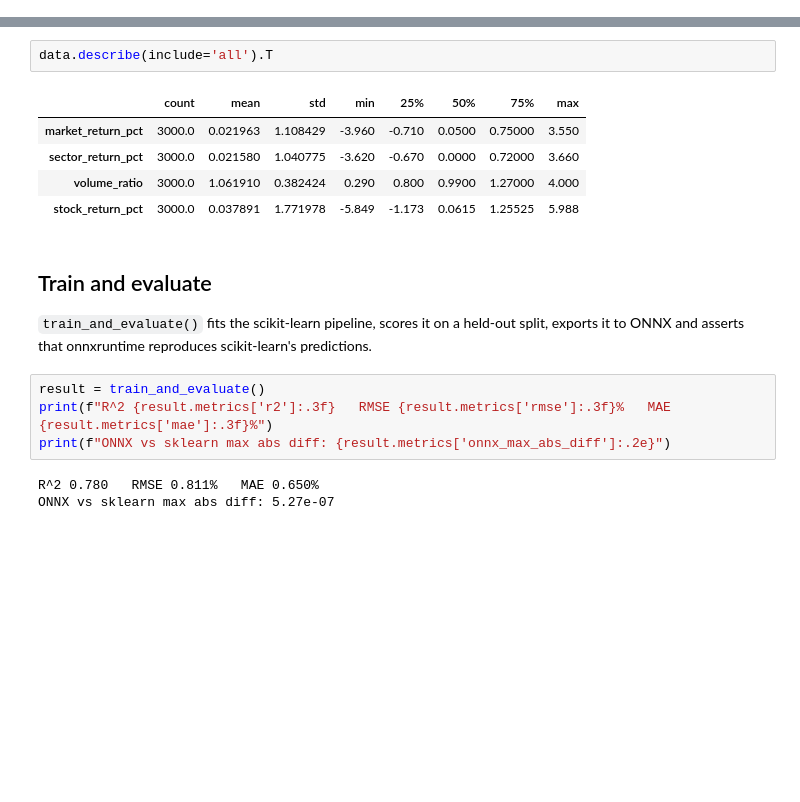
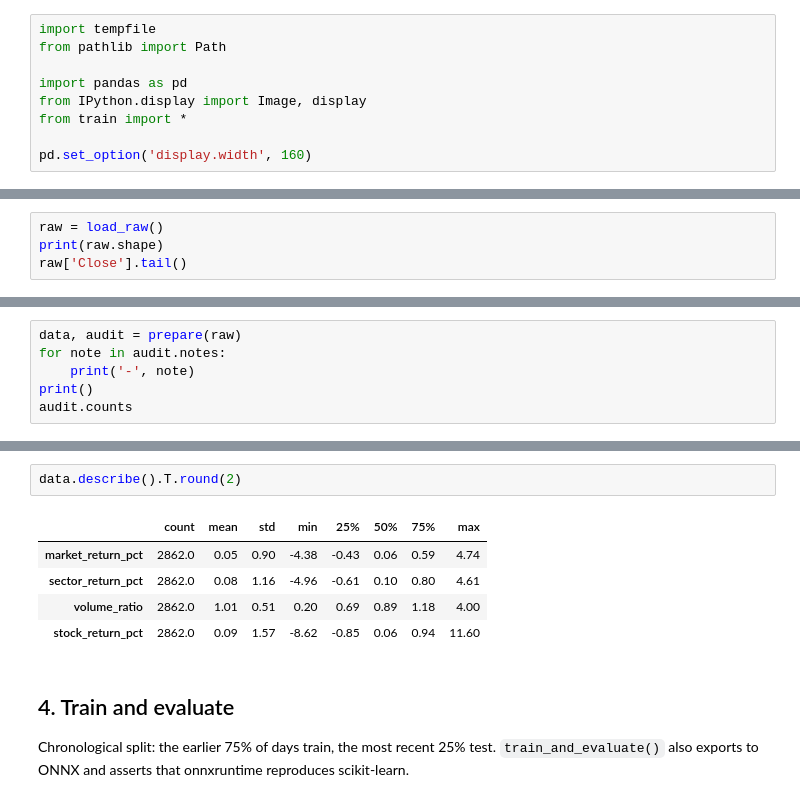
Before and after one commit to ekpixelmonk/EK.MLPortfolio, a Jupyter notebook: ml/linear-regression/notebook.ipynb, the cells around one changed output, grey strips where cells are left out. Drawn from its saved outputs; the diff is of its cells as text; blank space fills up the shorter version.

```diff
--- a/ml/linear-regression/notebook.ipynb
+++ b/ml/linear-regression/notebook.ipynb
@@ -25,0 +7,9 @@ data.head()
+# %%
+import tempfile
+from pathlib import Path
+
+import pandas as pd
+from IPython.display import Image, display
+from train import *
+
+pd.set_option('display.width', 160)
@@ -25,0 +20,4 @@ data.head()
+# %%
+raw = load_raw()
+print(raw.shape)
+raw['Close'].tail()
@@ -25,0 +70,6 @@ data.head()
+# %%
+data, audit = prepare(raw)
+for note in audit.notes:
+    print('-', note)
+print()
+audit.counts
@@ -26,19 +143,12 @@ data.head()
 # %%
-data.describe(include='all').T
+data.describe().T.round(2)
 # %% [output]
 |  | count | mean | std | min | 25% | 50% | 75% | max |
-| market_return_pct | 3000.0 | 0.021963 | 1.108429 | -3.960 | -0.710 | 0.0500 | 0.75000 | 3.550 |
-| sector_return_pct | 3000.0 | 0.021580 | 1.040775 | -3.620 | -0.670 | 0.0000 | 0.72000 | 3.660 |
-| volume_ratio | 3000.0 | 1.061910 | 0.382424 | 0.290 | 0.800 | 0.9900 | 1.27000 | 4.000 |
-| stock_return_pct | 3000.0 | 0.037891 | 1.771978 | -5.849 | -1.173 | 0.0615 | 1.25525 | 5.988 |
+| market_return_pct | 2862.0 | 0.05 | 0.90 | -4.38 | -0.43 | 0.06 | 0.59 | 4.74 |
+| sector_return_pct | 2862.0 | 0.08 | 1.16 | -4.96 | -0.61 | 0.10 | 0.80 | 4.61 |
+| volume_ratio | 2862.0 | 1.01 | 0.51 | 0.20 | 0.69 | 0.89 | 1.18 | 4.00 |
+| stock_return_pct | 2862.0 | 0.09 | 1.57 | -8.62 | -0.85 | 0.06 | 0.94 | 11.60 |
 # %% [markdown]
-## Train and evaluate
+## 4. Train and evaluate
 
-`train_and_evaluate()` fits the scikit-learn pipeline, scores it on a held-out split, exports it to ONNX and asserts that onnxruntime reproduces scikit-learn's predictions.
+Chronological split: the earlier 75% of days train, the most recent 25% test. `train_and_evaluate()` also exports to ONNX and asserts that onnxruntime reproduces scikit-learn.
-# %%
-result = train_and_evaluate()
-print(f"R^2 {result.metrics['r2']:.3f}   RMSE {result.metrics['rmse']:.3f}%   MAE {result.metrics['mae']:.3f}%")
-print(f"ONNX vs sklearn max abs diff: {result.metrics['onnx_max_abs_diff']:.2e}")
-# %% [output]
-R^2 0.780   RMSE 0.811%   MAE 0.650%
-ONNX vs sklearn max abs diff: 5.27e-07
```
Also changed, not shown: parts of 22 cells of this notebook, 22 other files.
